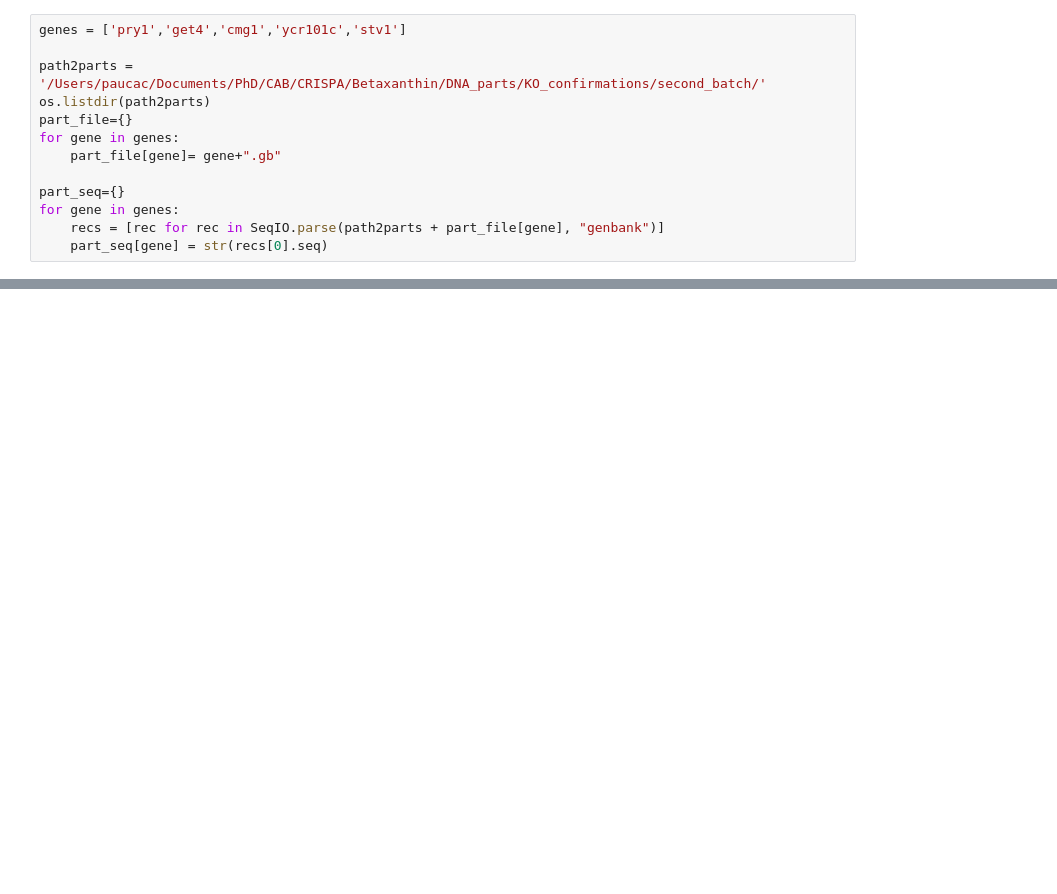
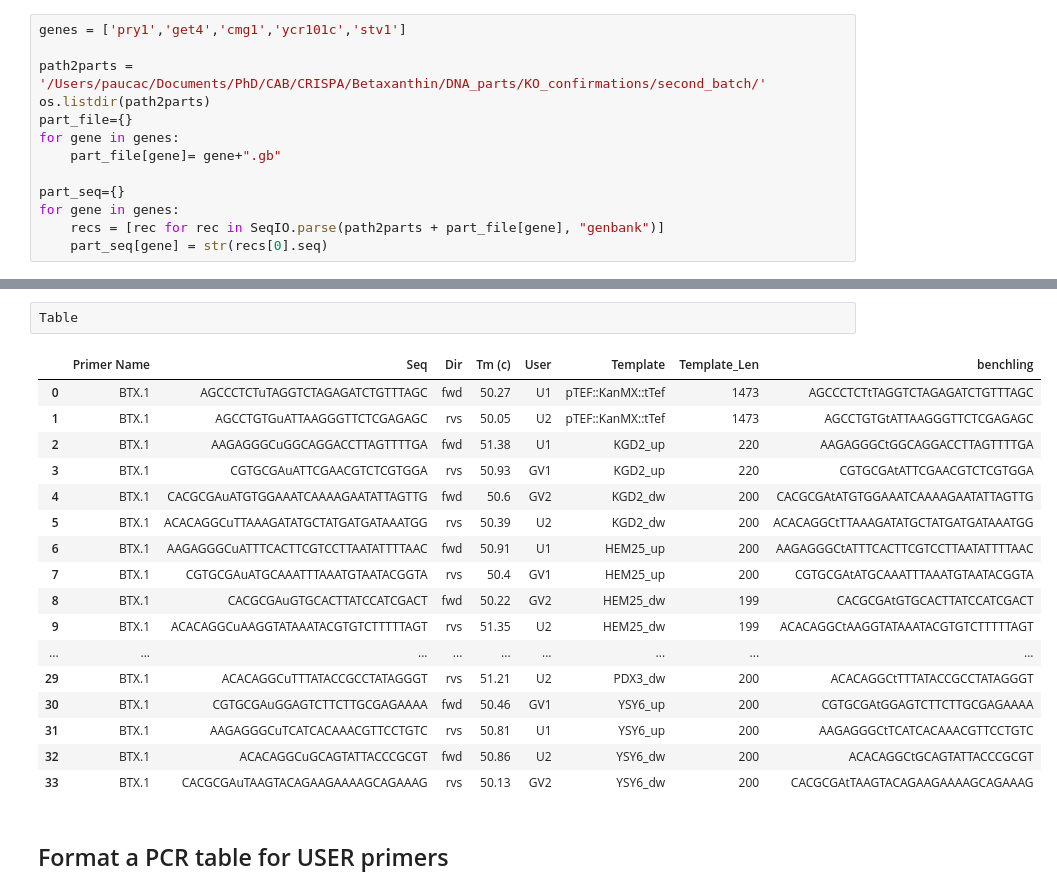
Before and after one commit to computer-aided-biotech/DNA_Tools, a Jupyter notebook: Yeast KO 2.0.ipynb, the cells around one changed output, grey strips where cells are left out. Cells and saved outputs as stored; diff of their text form; blank space fills up the shorter version.

```diff
--- a/Yeast KO 2.0.ipynb
+++ b/Yeast KO 2.0.ipynb
@@ -763,0 +692,22 @@ True
+# %%
+Table
+# %% [output]
+|  | Primer Name | Seq | Dir | Tm (c) | User | Template | Template_Len | benchling |
+| 0 | BTX.1 | AGCCCTCTuTAGGTCTAGAGATCTGTTTAGC | fwd | 50.27 | U1 | pTEF::KanMX::tTef | 1473 | AGCCCTCTtTAGGTCTAGAGATCTGTTTAGC |
+| 1 | BTX.1 | AGCCTGTGuATTAAGGGTTCTCGAGAGC | rvs | 50.05 | U2 | pTEF::KanMX::tTef | 1473 | AGCCTGTGtATTAAGGGTTCTCGAGAGC |
+| 2 | BTX.1 | AAGAGGGCuGGCAGGACCTTAGTTTTGA | fwd | 51.38 | U1 | KGD2_up | 220 | AAGAGGGCtGGCAGGACCTTAGTTTTGA |
+| 3 | BTX.1 | CGTGCGAuATTCGAACGTCTCGTGGA | rvs | 50.93 | GV1 | KGD2_up | 220 | CGTGCGAtATTCGAACGTCTCGTGGA |
+| 4 | BTX.1 | CACGCGAuATGTGGAAATCAAAAGAATATTAGTTG | fwd | 50.6 | GV2 | KGD2_dw | 200 | CACGCGAtATGTGGAAATCAAAAGAATATTAGTTG |
+| 5 | BTX.1 | ACACAGGCuTTAAAGATATGCTATGATGATAAATGG | rvs | 50.39 | U2 | KGD2_dw | 200 | ACACAGGCtTTAAAGATATGCTATGATGATAAATGG |
+| 6 | BTX.1 | AAGAGGGCuATTTCACTTCGTCCTTAATATTTTAAC | fwd | 50.91 | U1 | HEM25_up | 200 | AAGAGGGCtATTTCACTTCGTCCTTAATATTTTAAC |
+| 7 | BTX.1 | CGTGCGAuATGCAAATTTAAATGTAATACGGTA | rvs | 50.4 | GV1 | HEM25_up | 200 | CGTGCGAtATGCAAATTTAAATGTAATACGGTA |
+| 8 | BTX.1 | CACGCGAuGTGCACTTATCCATCGACT | fwd | 50.22 | GV2 | HEM25_dw | 199 | CACGCGAtGTGCACTTATCCATCGACT |
+| 9 | BTX.1 | ACACAGGCuAAGGTATAAATACGTGTCTTTTTAGT | rvs | 51.35 | U2 | HEM25_dw | 199 | ACACAGGCtAAGGTATAAATACGTGTCTTTTTAGT |
+| ... | ... | ... | ... | ... | ... | ... | ... | ... |
+| 29 | BTX.1 | ACACAGGCuTTTATACCGCCTATAGGGT | rvs | 51.21 | U2 | PDX3_dw | 200 | ACACAGGCtTTTATACCGCCTATAGGGT |
+| 30 | BTX.1 | CGTGCGAuGGAGTCTTCTTGCGAGAAAA | fwd | 50.46 | GV1 | YSY6_up | 200 | CGTGCGAtGGAGTCTTCTTGCGAGAAAA |
+| 31 | BTX.1 | AAGAGGGCuTCATCACAAACGTTCCTGTC | rvs | 50.81 | U1 | YSY6_up | 200 | AAGAGGGCtTCATCACAAACGTTCCTGTC |
+| 32 | BTX.1 | ACACAGGCuGCAGTATTACCCGCGT | fwd | 50.86 | U2 | YSY6_dw | 200 | ACACAGGCtGCAGTATTACCCGCGT |
+| 33 | BTX.1 | CACGCGAuTAAGTACAGAAGAAAAGCAGAAAG | rvs | 50.13 | GV2 | YSY6_dw | 200 | CACGCGAtTAAGTACAGAAGAAAAGCAGAAAG |
+# %% [markdown]
+## Format a PCR table for USER primers
```
Also changed, not shown: parts of 21 cells of this notebook, 25 other files.
